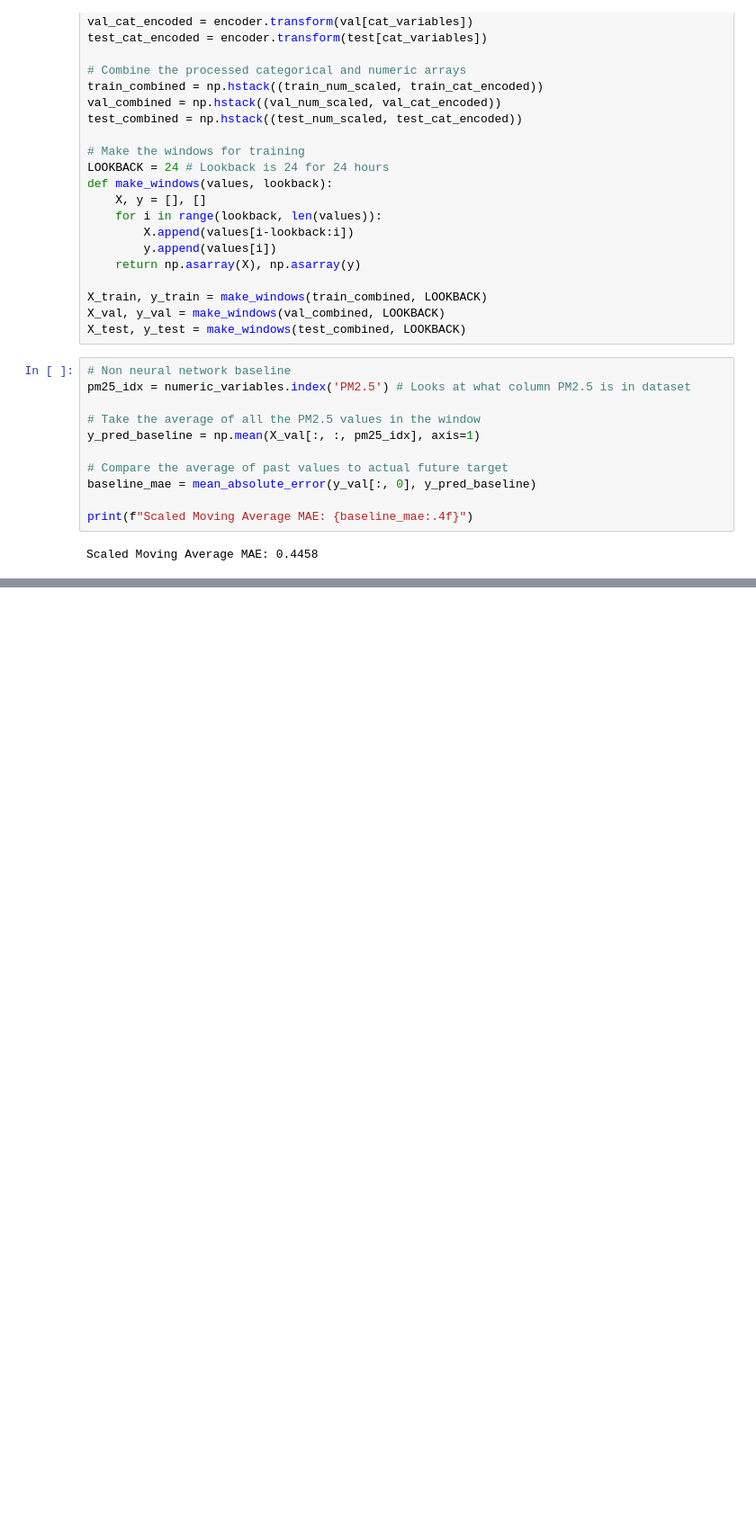
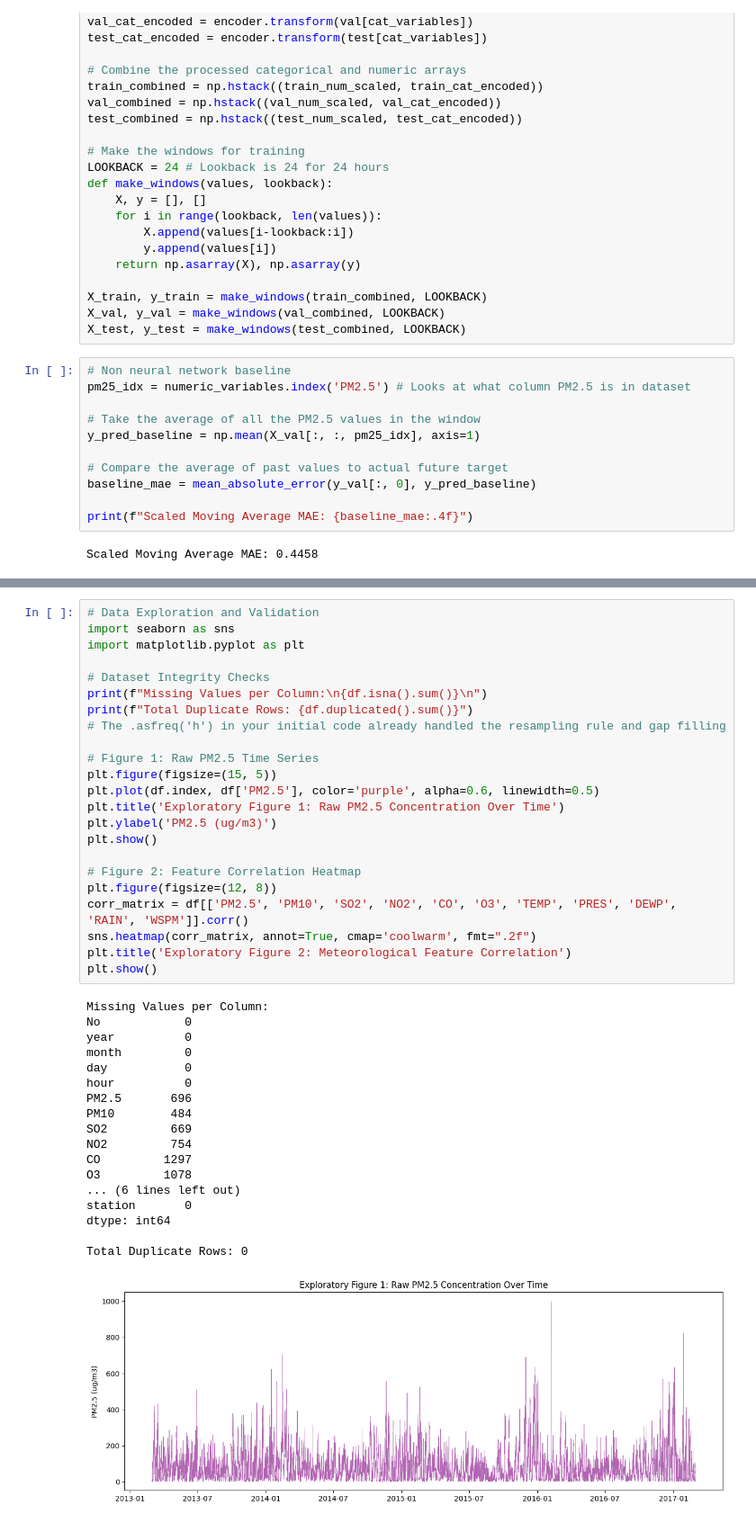
Before and after one commit to RyanGuo2005/AISE4010_Course_Project, a Jupyter notebook: AISE4010_Course_Project.ipynb, the cells around one changed output, grey strips where cells are left out. Shown at 90% size. Saved outputs shown, nothing was run; the diff lists cells and outputs as text; blank space fills up the shorter version.

```diff
--- a/AISE4010_Course_Project.ipynb
+++ b/AISE4010_Course_Project.ipynb
@@ -207,0 +470,42 @@ Epoch 1/60
+# %%
+# Data Exploration and Validation
+import seaborn as sns
+import matplotlib.pyplot as plt
+
+# Dataset Integrity Checks
+print(f"Missing Values per Column:\n{df.isna().sum()}\n")
+print(f"Total Duplicate Rows: {df.duplicated().sum()}")
+# The .asfreq('h') in your initial code already handled the resampling rule and gap filling
+
+# Figure 1: Raw PM2.5 Time Series
+plt.figure(figsize=(15, 5))
+plt.plot(df.index, df['PM2.5'], color='purple', alpha=0.6, linewidth=0.5)
+plt.title('Exploratory Figure 1: Raw PM2.5 Concentration Over Time')
+plt.ylabel('PM2.5 (ug/m3)')
+plt.show()
+
+# Figure 2: Feature Correlation Heatmap
+plt.figure(figsize=(12, 8))
+corr_matrix = df[['PM2.5', 'PM10', 'SO2', 'NO2', 'CO', 'O3', 'TEMP', 'PRES', 'DEWP', 'RAIN', 'WSPM']].corr()
+sns.heatmap(corr_matrix, annot=True, cmap='coolwarm', fmt=".2f")
+plt.title('Exploratory Figure 2: Meteorological Feature Correlation')
+plt.show()
+# %% [output]
+Missing Values per Column:
+No            0
+year          0
+month         0
+day           0
+hour          0
+PM2.5       696
+PM10        484
+SO2         669
+NO2         754
+CO         1297
+O3         1078
+... (6 lines left out)
+station       0
+dtype: int64
+
+Total Duplicate Rows: 0
+[figure, added]
```
Also changed, not shown: parts of 18 cells of this notebook.
